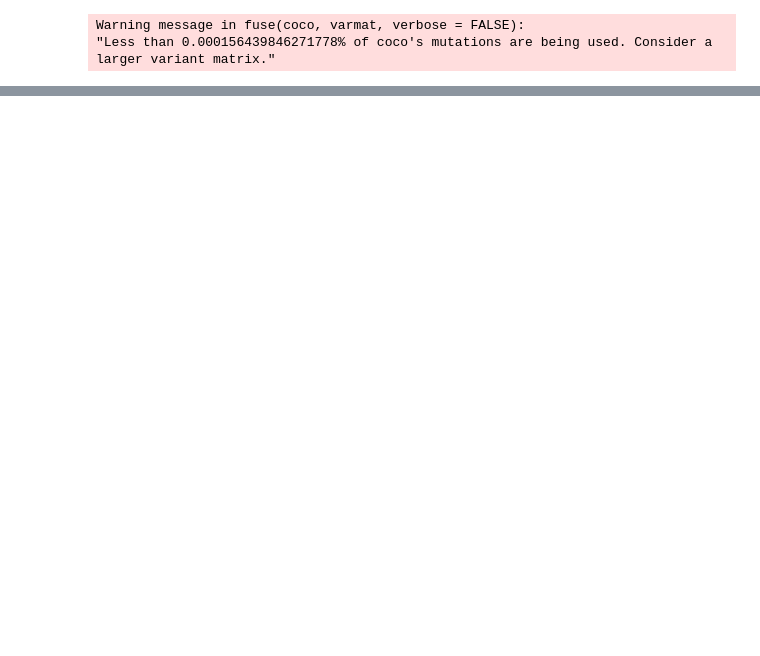
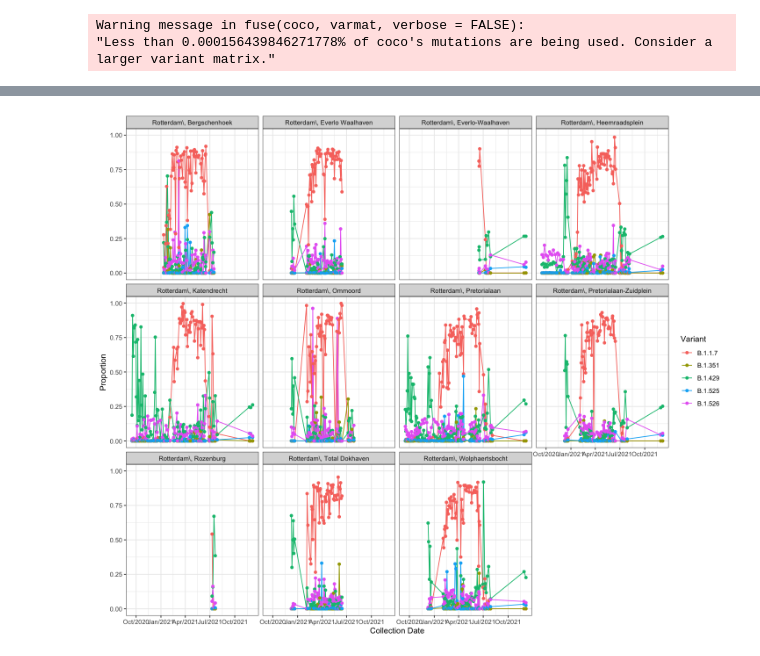
Before and after one commit to DASL-Lab/data-treatment-plant, a Jupyter notebook: data/Data_Sources.ipynb, the cells around one changed output, grey strips where cells are left out. Drawn from its saved outputs; the diff is of its cells as text; code cells hidden in the pictures; blank space fills up the shorter version.

```diff
--- a/data/Data_Sources.ipynb
+++ b/data/Data_Sources.ipynb
@@ -241,0 +315,11 @@ ggplot(filter(provoc_res, !is.na(location))) +
+# %%
+tic()
+coco <- read.csv(here("data/processed/PRJEB48206_processed.csv.gz"))
+cocomut <- provoc:::parse_unique_mutations(coco$label)
+coco$mutation <- cocomut$mutation[match(coco$label, cocomut$label)]
+varmat <- full_varmat[rownames(full_varmat) %in% c("B.1.427", "B.1.429", "B.1.526", "B.1.1.7", "B.1.351", "B.1.525"), ]
+fused <- fuse(coco, varmat, verbose = FALSE)
+fused$sample <- fused$sra
+# There is a horribly mislabelled date.
+fused <- fused[ymd(fused$date) > ymd("1905-07-13"), ]
+toc()
@@ -241,0 +330,4 @@ ggplot(filter(provoc_res, !is.na(location))) +
+# %%
+tic()
+provoc_res <- provoc(fused = fused, update_interval = 0, ncores = 4, verbose = FALSE)
+toc()
@@ -241,0 +348,11 @@ ggplot(filter(provoc_res, !is.na(location))) +
+# %%
+options(repr.plot.width=12, repr.plot.height=10)
+ggplot(provoc_res) +
+    aes(x = ymd(date), y = rho, colour = variant) +
+    geom_line() + geom_point() +
+    facet_wrap(~ wwtp) +
+    labs(x = "Collection Date", y = "Proportion",
+        colour = "Variant") +
+    scale_x_date(date_labels = "%b/%Y")
+# %% [output]
+[figure, added]
```
Also changed, not shown: parts of 16 cells of this notebook.
